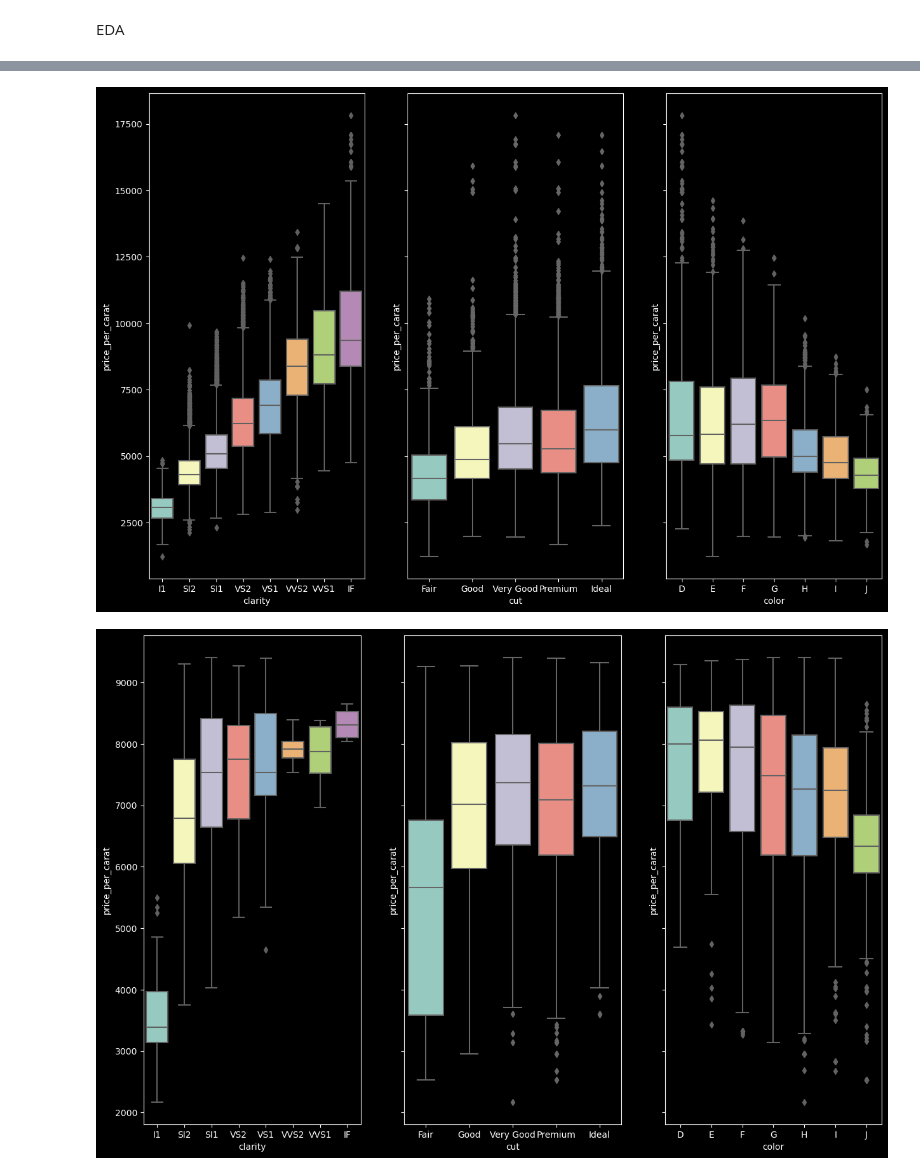
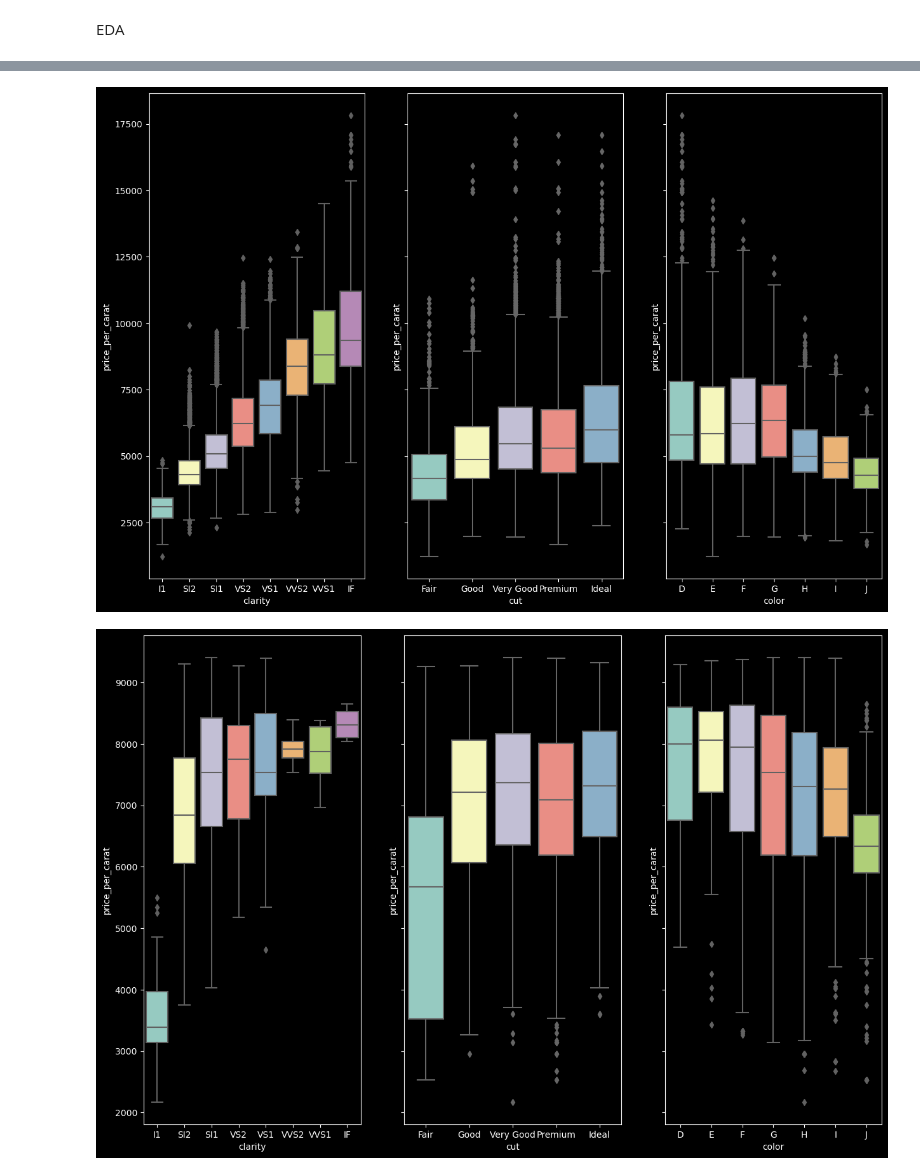
Before and after one commit to YanaOrf/Diamonds_analysis, a Jupyter notebook: Dimonds.ipynb, the cells around one changed output, grey strips where cells are left out. Saved outputs shown, nothing was run; the diff lists cells and outputs as text; code cells hidden in the pictures.

```diff
--- a/Dimonds.ipynb
+++ b/Dimonds.ipynb
@@ -53,3 +59,5 @@ dtype: int64
+# %%
+dimonds.drop_duplicates(inplace=True)
 # %%
 # new column
 dimonds["price_per_carat"]=dimonds["price"]/dimonds["carat"]
@@ -109,3 +163,10 @@ dimonds.describe()
+# %%
+# Turning cut,color, clarity, carat_label into categories
+
+dimonds["cut"]=pd.Categorical(dimonds["cut"],["Fair", "Good", "Very Good", "Premium", "Ideal"])
+dimonds["color"]=pd.Categorical(dimonds["color"],['D', 'E', 'F', 'G', 'H', 'I', 'J'])
+dimonds["clarity"]=pd.Categorical(dimonds["clarity"],["I1", "SI2", "SI1", "VS2", "VS1", "VVS2", "VVS1", "IF"])
+dimonds["carat_label"]=pd.Categorical(dimonds["carat_label"],["XS","S","M","L","XL"])
 # %% [markdown]
 EDA
 # %%
@@ -120,7 +188,8 @@ color_order=color_list
 # %%
 #Distribution of
 
-fig,axs=plt.subplots(2,3,figsize=(15,10))
+fig,axs=plt.subplots(2,3,figsize=(15,12))
+ax.set_title("Distribution")
 sns.histplot(data=dimonds,x="carat",kde=True,ax=axs[0,0])
 sns.histplot(data=dimonds,x="cut",kde=True,ax=axs[0,1])
 sns.histplot(data=dimonds,x="color",kde=True,ax=axs[0,2])
@@ -148,9 +217,9 @@ carat_label_list=["XS","S","M","L","XL"]
 
 for carat_label in  carat_label_list:
     fig,axs=plt.subplots(1,3,sharey=True,figsize=(15,10))
-    sns.boxplot(data=dimonds[(dimonds["carat_label"])==carat_label],y="price",x="clarity",order=clarity_order, ax=axs[0])
-    sns.boxplot(data=dimonds[(dimonds["carat_label"])==carat_label],y="price",x="cut",order=cut_order,ax=axs[1])
-    sns.boxplot(data=dimonds[(dimonds["carat_label"])==carat_label],y="price",x="color",order=color_order,ax=axs[2])
+    sns.boxplot(data=dimonds[(dimonds["carat_label"])==carat_label],y="price",x="clarity", ax=axs[0])
+    sns.boxplot(data=dimonds[(dimonds["carat_label"])==carat_label],y="price",x="cut",ax=axs[1])
+    sns.boxplot(data=dimonds[(dimonds["carat_label"])==carat_label],y="price",x="color",ax=axs[2])
     ax.set_title(carat_label)
 
 
@@ -166,19 +235,19 @@ print("median   - ",stats.median(dimonds[(dimonds["carat_label"])=="XS"]
 # %%
 for carat_label in  carat_label_list:
     fig,axs=plt.subplots(1,3,sharey=True,figsize=(15,10))
-    sns.boxplot(data=dimonds[(dimonds["carat_label"])==carat_label],y="price_per_carat",x="clarity",order=clarity_order, ax=axs[0])
-    sns.boxplot(data=dimonds[(dimonds["carat_label"])==carat_label],y="price_per_carat",x="cut",order=cut_order,ax=axs[1])
-    sns.boxplot(data=dimonds[(dimonds["carat_label"])==carat_label],y="price_per_carat",x="color",order=color_order,ax=axs[2])
+    sns.boxplot(data=dimonds[(dimonds["carat_label"])==carat_label],y="price_per_carat",x="clarity", ax=axs[0])
+    sns.boxplot(data=dimonds[(dimonds["carat_label"])==carat_label],y="price_per_carat",x="cut",ax=axs[1])
+    sns.boxplot(data=dimonds[(dimonds["carat_label"])==carat_label],y="price_per_carat",x="color",ax=axs[2])
 
 
 
-    ax.set_title(carat_label)
+    ax.set_title(carat_label.upper())
 
 
     plt.show()
 # %% [output]
 [figure]
 [figure]
 [figure]
-[figure, old version]
+[figure, new version]
 [figure]
```
Also changed, not shown: parts of 19 cells of this notebook.
